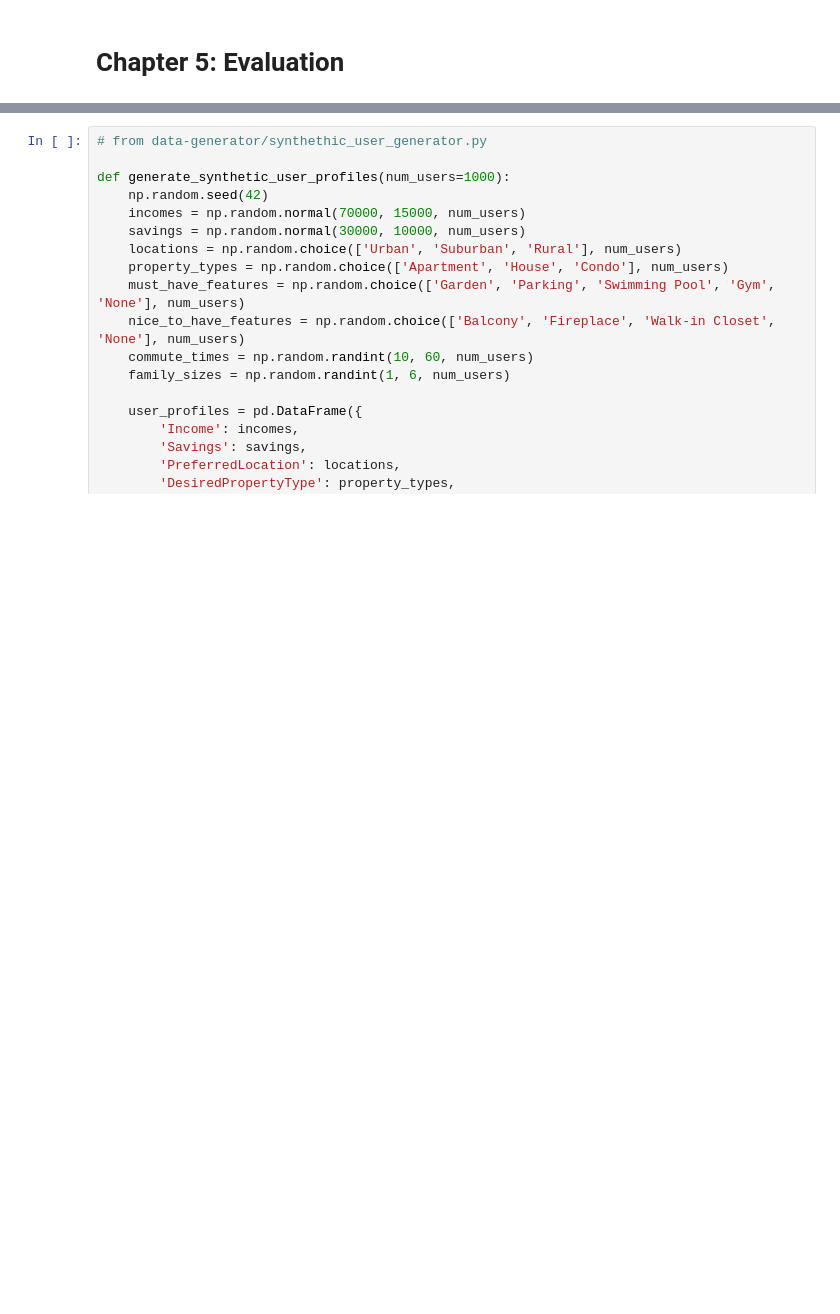
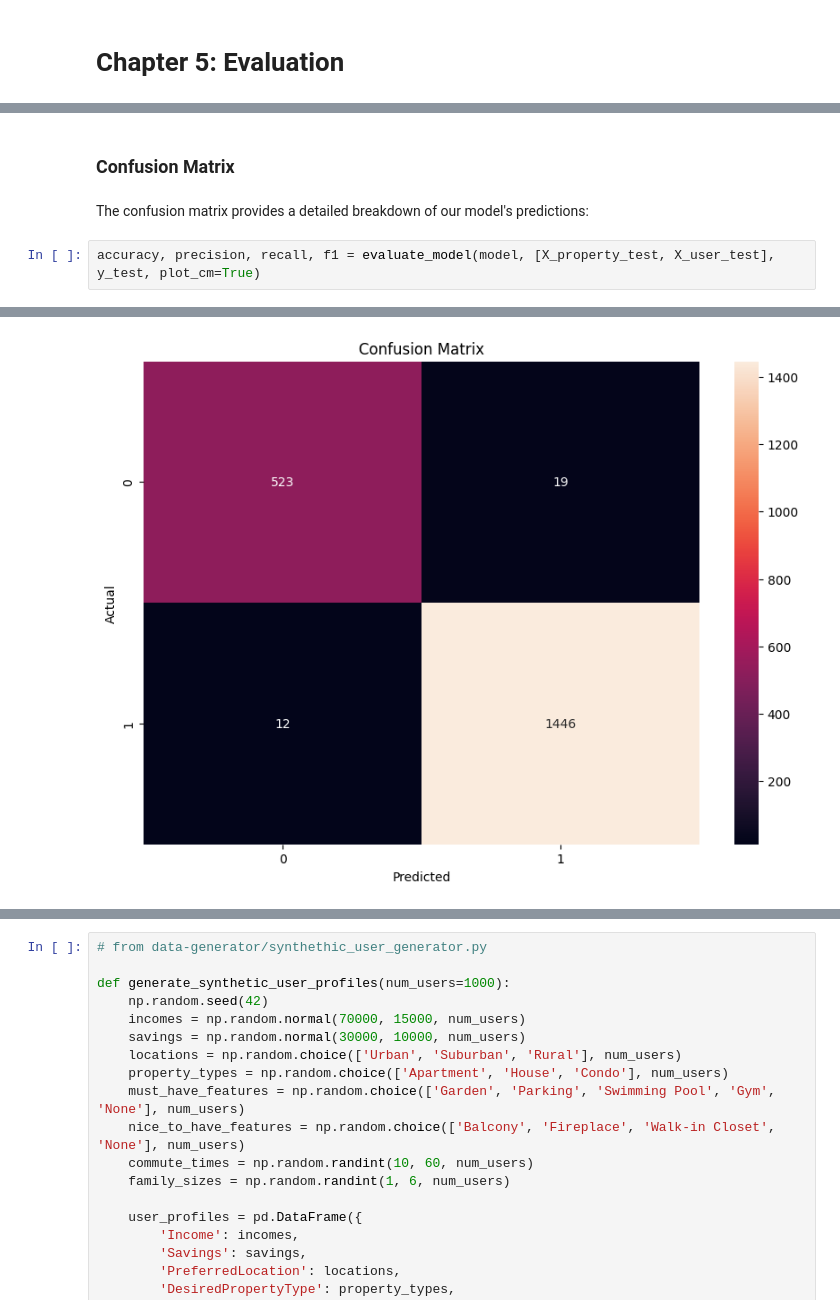
Before and after one commit to georn/final-project-uk-real-estate-recommendation-system, a Jupyter notebook: reports/CM3070-final-report.ipynb, the cells around one changed output, grey strips where cells are left out. Cells and saved outputs as stored; diff of their text form; blank space fills up the shorter version.

```diff
--- a/reports/CM3070-final-report.ipynb
+++ b/reports/CM3070-final-report.ipynb
@@ -1204,0 +1322,7 @@ F1 Score: 0.9776
+# %% [markdown]
+### Confusion Matrix
+# %% [markdown]
+The confusion matrix provides a detailed breakdown of our model's predictions:
+# %%
+accuracy, precision, recall, f1 = evaluate_model(model, [X_property_test, X_user_test], y_test, plot_cm=True)
+# %% [output]
@@ -1204,0 +1330 @@ F1 Score: 0.9776
+[figure, added]
```
Also changed, not shown: parts of 31 cells of this notebook, 10 other files.
